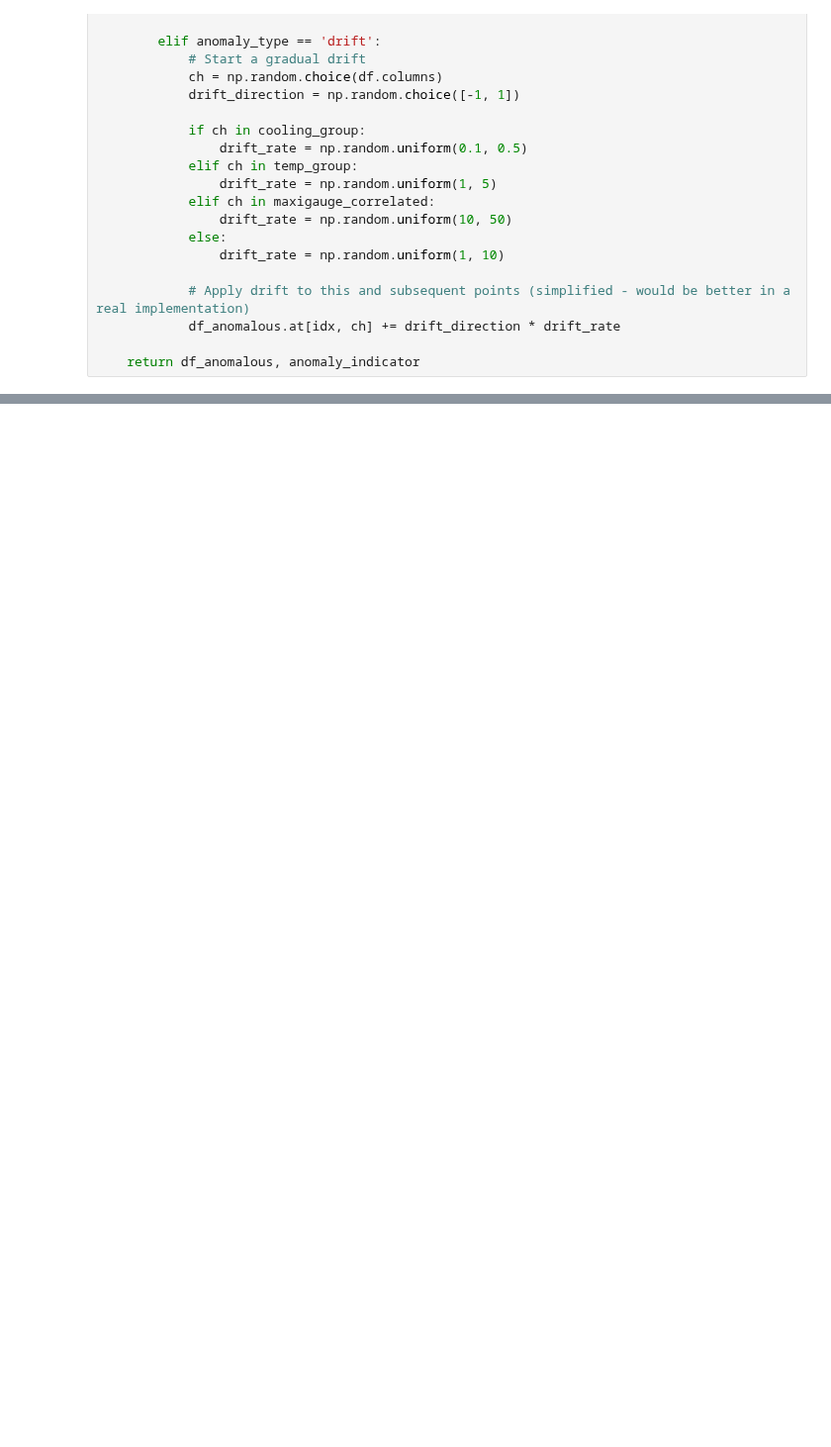
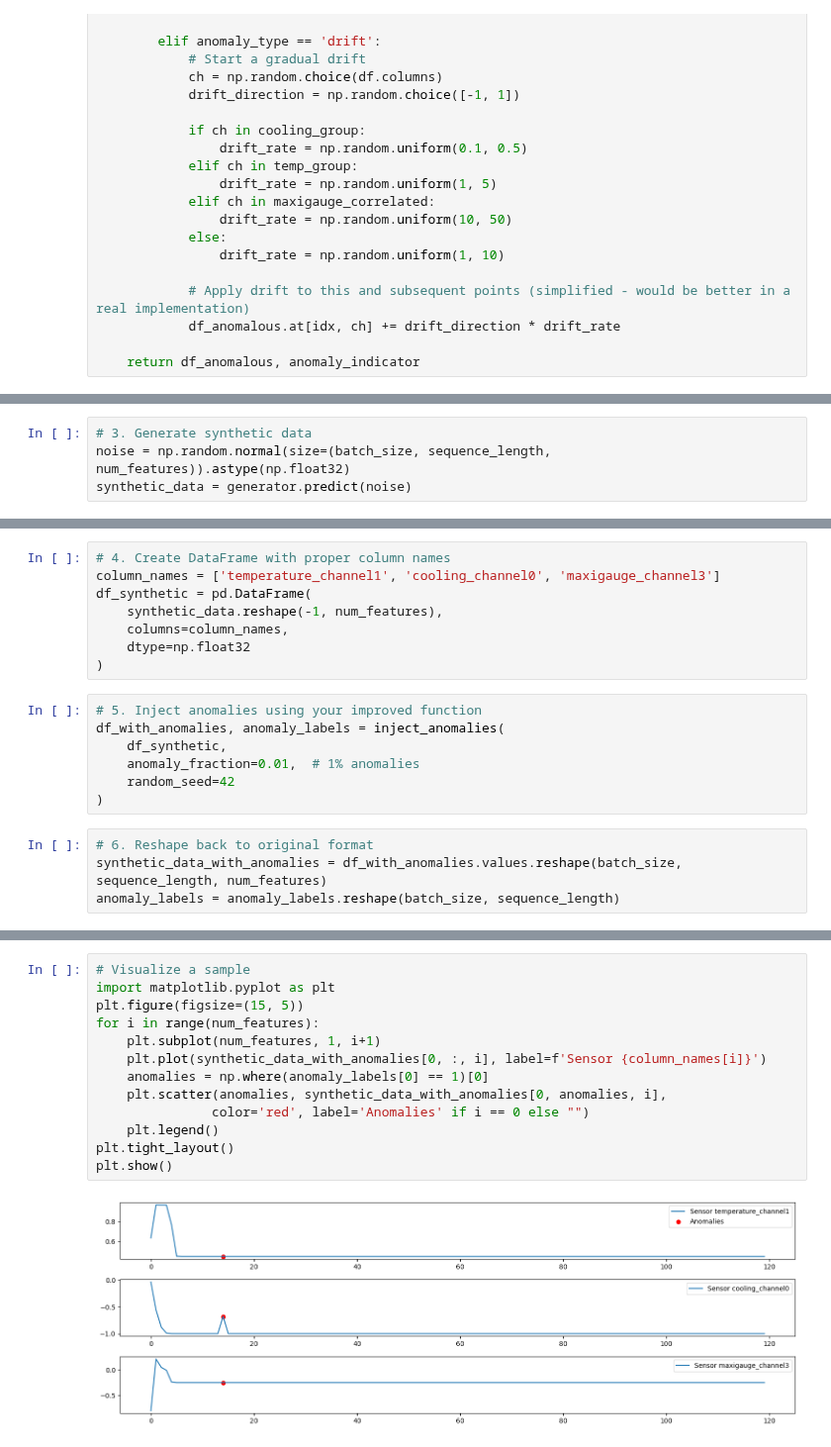
Before and after one commit to capstone-2420-0024/Intelligent-Hybrid-Quantum-Classical-Computing-Resource-Management-System, a Jupyter notebook: Simulation for sensor data/Creating an Anomaly Injection Function Based on Channel Physical Properties and Relationships.ipynb, the cells around one changed output, grey strips where cells are left out. Shown at 99% size. Drawn from its saved outputs; the diff is of its cells as text; blank space fills up the shorter version.

Commit message:
Implement code changes to enhance functionality and improve performance

```diff
--- a/Simulation for sensor data/Creating an Anomaly Injection Function Based on Channel Physical Properties and Relationships.ipynb
+++ b/Simulation for sensor data/Creating an Anomaly Injection Function Based on Channel Physical Properties and Relationships.ipynb
@@ -165,0 +180,4 @@ def inject_anomalies(df, anomaly_fraction=0.01, random_seed=None):
+# %%
+# 3. Generate synthetic data
+noise = np.random.normal(size=(batch_size, sequence_length, num_features)).astype(np.float32)
+synthetic_data = generator.predict(noise)
@@ -165,0 +188,19 @@ def inject_anomalies(df, anomaly_fraction=0.01, random_seed=None):
+# %%
+# 4. Create DataFrame with proper column names
+column_names = ['temperature_channel1', 'cooling_channel0', 'maxigauge_channel3']
+df_synthetic = pd.DataFrame(
+    synthetic_data.reshape(-1, num_features),
+    columns=column_names,
+    dtype=np.float32
+)
+# %%
+# 5. Inject anomalies using your improved function
+df_with_anomalies, anomaly_labels = inject_anomalies(
+    df_synthetic,
+    anomaly_fraction=0.01,  # 1% anomalies
+    random_seed=42
+)
+# %%
+# 6. Reshape back to original format
+synthetic_data_with_anomalies = df_with_anomalies.values.reshape(batch_size, sequence_length, num_features)
+anomaly_labels = anomaly_labels.reshape(batch_size, sequence_length)
@@ -165,0 +216,15 @@ def inject_anomalies(df, anomaly_fraction=0.01, random_seed=None):
+# %%
+# Visualize a sample
+import matplotlib.pyplot as plt
+plt.figure(figsize=(15, 5))
+for i in range(num_features):
+    plt.subplot(num_features, 1, i+1)
+    plt.plot(synthetic_data_with_anomalies[0, :, i], label=f'Sensor {column_names[i]}')
+    anomalies = np.where(anomaly_labels[0] == 1)[0]
+    plt.scatter(anomalies, synthetic_data_with_anomalies[0, anomalies, i],
+               color='red', label='Anomalies' if i == 0 else "")
+    plt.legend()
+plt.tight_layout()
+plt.show()
+# %% [output]
+[figure, added]
```
Also changed, not shown: parts of 11 cells of this notebook.
